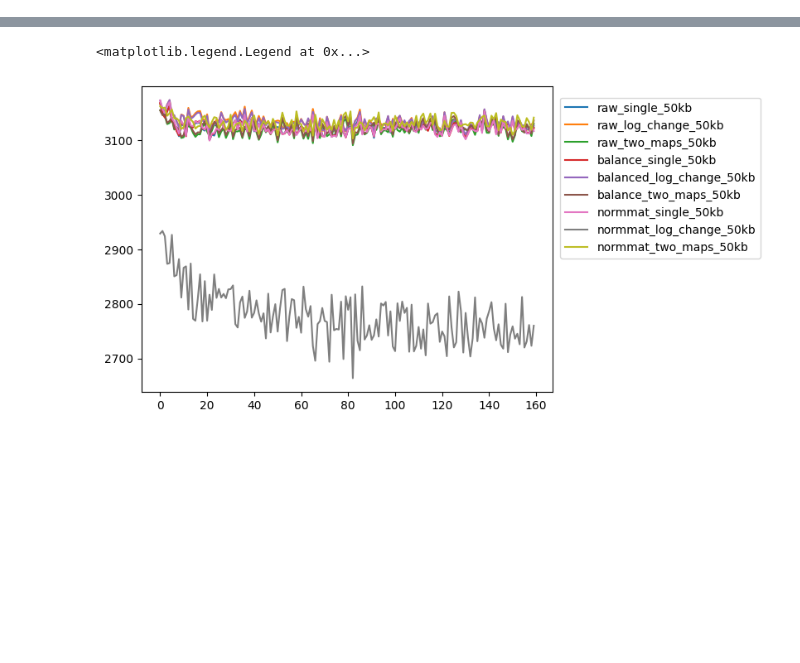
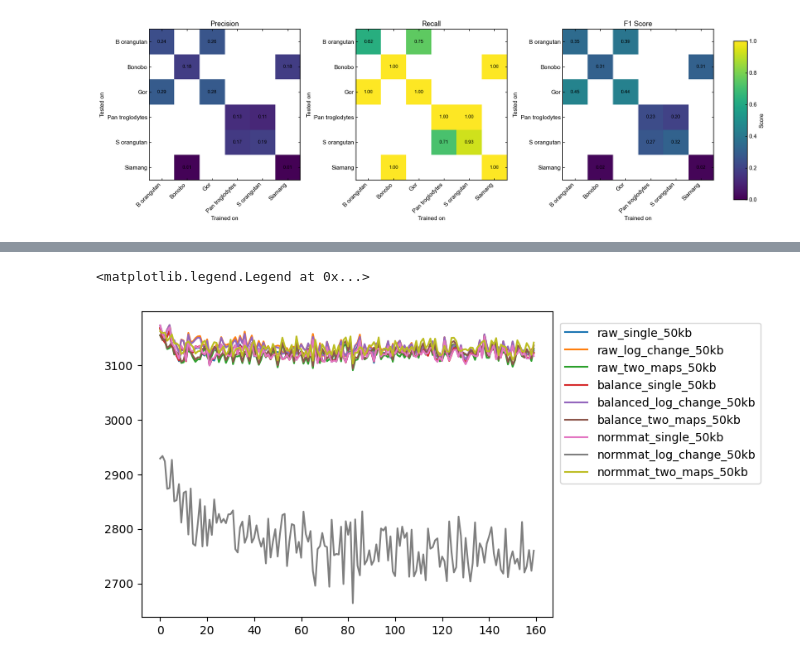
Before and after one commit to Dv1t/HICT_Patterns, a Jupyter notebook: notebooks/plot_metrics.ipynb, the cells around one changed output, grey strips where cells are left out. Saved outputs shown, nothing was run; the diff lists cells and outputs as text; code cells hidden in the pictures; blank space fills up the shorter version.

```diff
--- a/notebooks/plot_metrics.ipynb
+++ b/notebooks/plot_metrics.ipynb
@@ -6,0 +268,79 @@ local_path = 'D:/Study/HICT/HICT_Patterns/'
+# %%
+import numpy as np
+import pandas as pd
+import matplotlib.pyplot as plt
+
+# ---- Extract species ----
+species = sorted(list(set(
+    [label.split(' by ')[0] for label in trans_results.keys()] +
+    [label.split(' by ')[1] for label in trans_results.keys()]
+)))
+
+n = len(species)
+
+# Mapping species → index
+idx = {sp: i for i, sp in enumerate(species)}
+
+# ---- Initialize matrices ----
+precision_mat = np.full((n, n), np.nan)
+recall_mat = np.full((n, n), np.nan)
+f1_mat = np.full((n, n), np.nan)
+
+# ---- Fill matrices ----
+for label, metrics in trans_results.items():
+    test_sp, train_sp = label.split(' by ')
+
+    i = idx[test_sp]   # row (tested on)
+    j = idx[train_sp]  # column (trained on)
+
+    precision_mat[i, j] = metrics['precision']
+    recall_mat[i, j] = metrics['recall']
+    f1_mat[i, j] = metrics['f1_score']
+
+for label, metrics in mono_results['pipeline'].items():
+    i = idx[label]
+
+    precision_mat[i, i] = metrics['precision']
+    recall_mat[i, i] = metrics['recall']
+    f1_mat[i, i] = metrics['f1_score']
+
+# ---- Plotting function ----
+def plot_heatmap(ax, matrix, title):
+    im = ax.imshow(matrix, vmin=0, vmax=1)
+
+    # ticks
+    ax.set_xticks(np.arange(n))
+    ax.set_yticks(np.arange(n))
+    ax.set_xticklabels(species, rotation=45, ha='right')
+    ax.set_yticklabels(species)
+
+    ax.set_xlabel("Trained on")
+    ax.set_ylabel("Tested on")
+    ax.set_title(title)
+
+    # annotate values
+    for i in range(n):
+        for j in range(n):
+            val = matrix[i, j]
+            if not np.isnan(val):
+                ax.text(j, i, f"{val:.2f}",
+                        ha="center", va="center", fontsize=9)
+
+    return im
+
+# ---- Create figure ----
+fig, axes = plt.subplots(1, 3, figsize=(18, 6))
+
+im1 = plot_heatmap(axes[0], precision_mat, "Precision")
+im2 = plot_heatmap(axes[1], recall_mat, "Recall")
+im3 = plot_heatmap(axes[2], f1_mat, "F1 Score")
+
+plt.tight_layout(rect=[0, 0, 0.92, 1])
+# ---- Dedicated colorbar axis ----
+cbar_ax = fig.add_axes([0.94, 0.15, 0.02, 0.7])  # [left, bottom, width, height]
+cbar = fig.colorbar(im3, cax=cbar_ax)
+cbar.set_label("Score")
+#plt.savefig("transfer_learning_heatmaps.pdf", dpi=300)
+plt.show()
+# %% [output]
+[figure, added]
```
Also changed, not shown: parts of 25 cells of this notebook.
